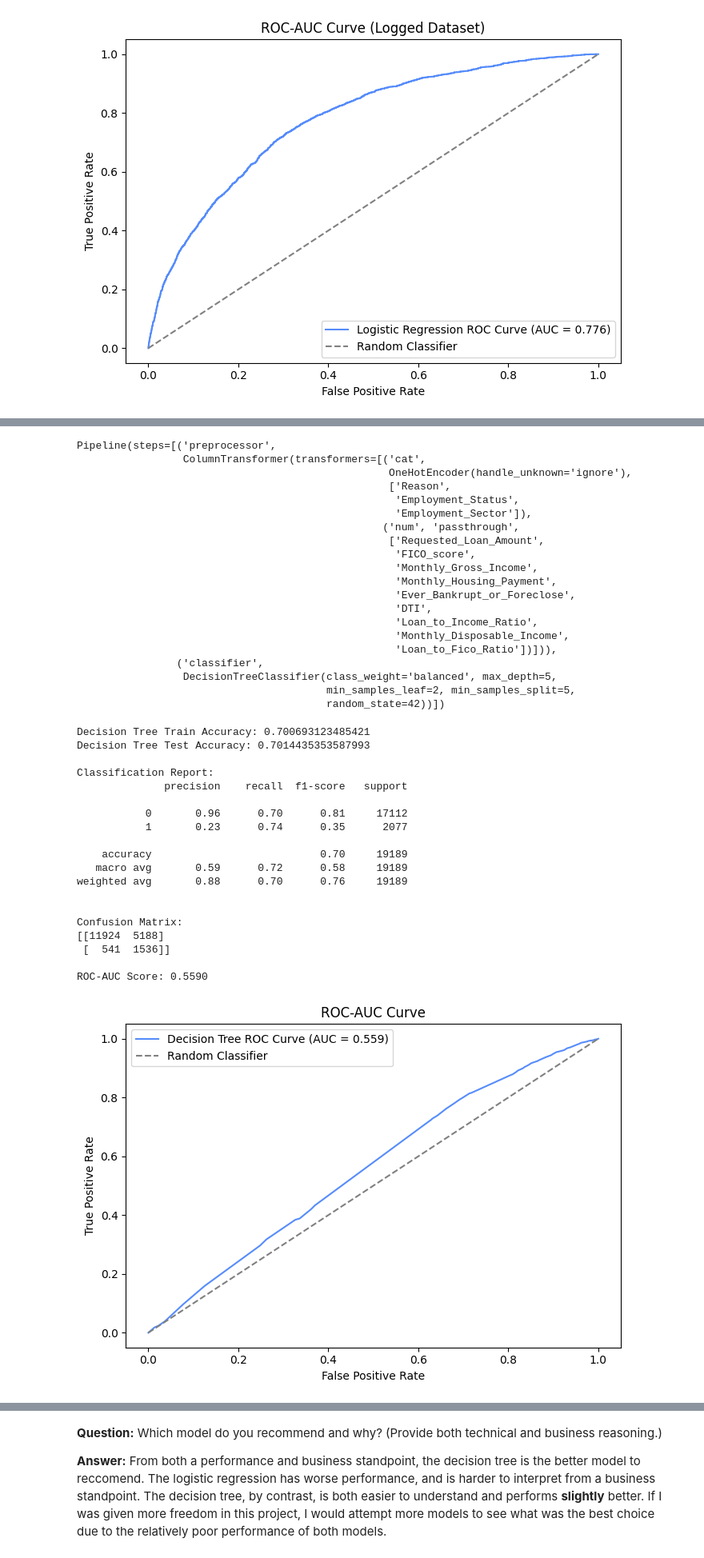
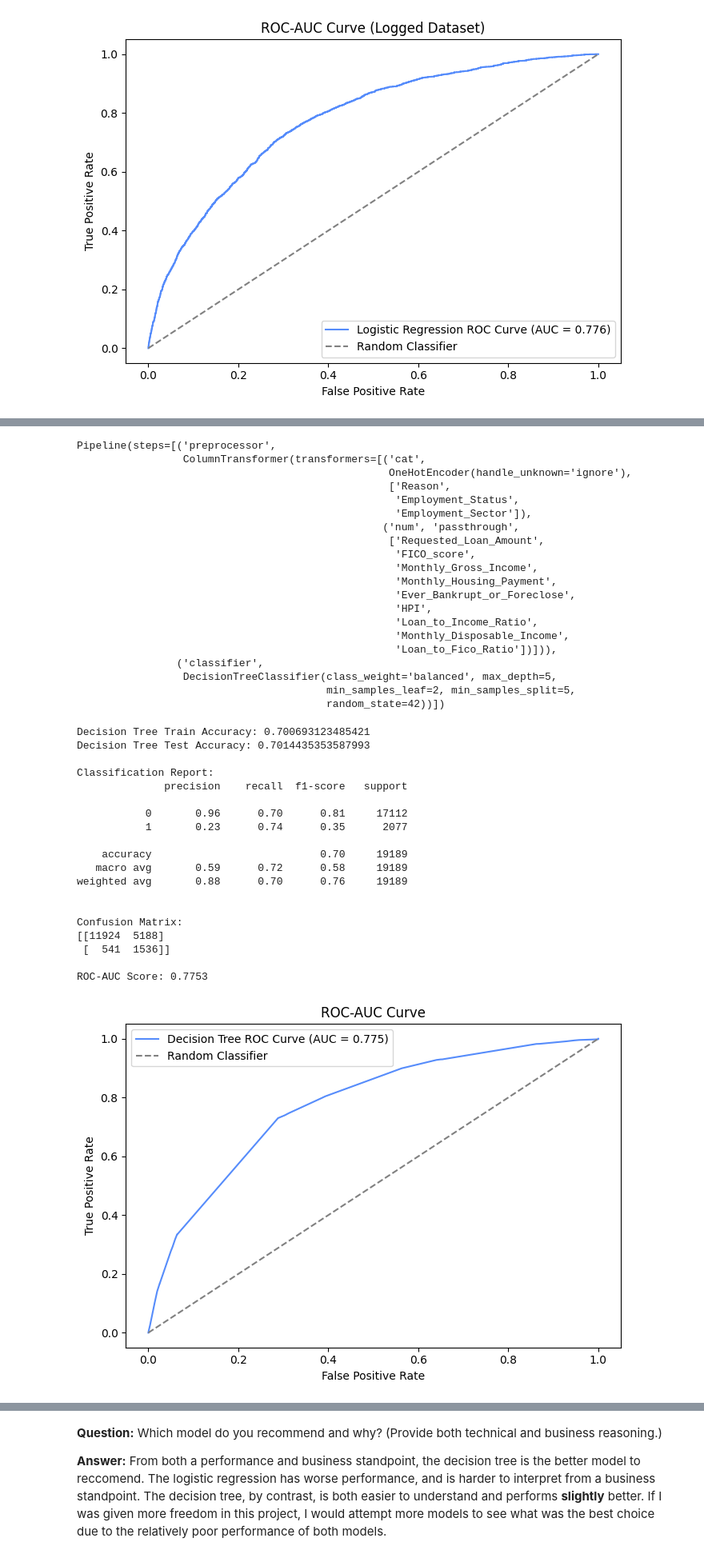
Before and after one commit to elbuzz089/Loan_Predictor_Final, a Jupyter notebook: Final_Exam_BUS_458.ipynb, the cells around one changed output, grey strips where cells are left out. Shown at 80% size. Cells and saved outputs as stored; diff of their text form; code cells hidden in the pictures.

```diff
--- a/Final_Exam_BUS_458.ipynb
+++ b/Final_Exam_BUS_458.ipynb
@@ -963,8 +961,8 @@ y = df_model['Approved']
 y_logged = df_logged_model['Approved']
 
 # Identify column types
-categorical_features = X.select_dtypes(include=["object", "category","str"]).columns.tolist()
-categorical_features_logged = X_logged.select_dtypes(include=["object", "category","str"]).columns.tolist()
+categorical_features = X.select_dtypes(include=["object", "category"]).columns.tolist()
+categorical_features_logged = X_logged.select_dtypes(include=["object", "category"]).columns.tolist()
 numeric_features = X.select_dtypes(include=["int64", "float64", "bool"]).columns.tolist()
 numeric_features_logged = X_logged.select_dtypes(include=["int64", "float64", "bool"]).columns.tolist()
 
@@ -1332,7 +1380,7 @@ Pipeline(steps=[('preprocessor',
                                                    'Monthly_Gross_Income',
                                                    'Monthly_Housing_Payment',
                                                    'Ever_Bankrupt_or_Foreclose',
-                                                   'DTI',
+                                                   'HPI',
                                                    'Loan_to_Income_Ratio',
                                                    'Monthly_Disposable_Income',
                                                    'Loan_to_Fico_Ratio'])])),
@@ -1344,6 +1392,10 @@ Pipeline(steps=[('preprocessor',
 # Predict
 tree_y_train_pred = tree_pipeline_model.predict(X_train)
 tree_y_test_pred = tree_pipeline_model.predict(X_test)
+
+#Predict Probabilities
+
+tree_y_probs = tree_pipeline_model.predict_proba(X_test)[:, 1]
 
 # Evaluate
 tree_train_accuracy = accuracy_score(y_train, tree_y_train_pred)
@@ -1355,6 +1407,7 @@ print("\nClassification Report:")
 print(classification_report(y_test, tree_y_test_pred))
 print("\nConfusion Matrix:")
 print(confusion_matrix(y_test, tree_y_test_pred))
+
 
 
 # ROC-AUC Curve Calculation
@@ -1364,35 +1417,35 @@ print(f"\nROC-AUC Score: {roc_auc:.4f}")
 
 # Plot the ROC Curve
 plt.figure(figsize=(7, 5))
 plt.plot(fpr, tpr, label=f"Decision Tree ROC Curve (AUC = {roc_auc:.3f})")
 plt.plot([0, 1], [0, 1], linestyle="--", color="gray", label="Random Classifier")
 plt.xlabel("False Positive Rate")
 plt.ylabel("True Positive Rate")
 plt.title("ROC-AUC Curve")
 plt.legend()
 plt.tight_layout()
 plt.show()
 # %% [output]
 Decision Tree Train Accuracy: 0.700693123485421
 Decision Tree Test Accuracy: 0.7014435353587993
 
 Classification Report:
               precision    recall  f1-score   support
 
            0       0.96      0.70      0.81     17112
            1       0.23      0.74      0.35      2077
 
     accuracy                           0.70     19189
    macro avg       0.59      0.72      0.58     19189
 weighted avg       0.88      0.70      0.76     19189
 
 
 Confusion Matrix:
 [[11924  5188]
  [  541  1536]]
 
-ROC-AUC Score: 0.5590
+ROC-AUC Score: 0.7753
-[figure, old version]
+[figure, new version]
 # %%
 from sklearn.tree import plot_tree
 
```
Also changed, not shown: parts of 10 cells of this notebook, 1 other file.
